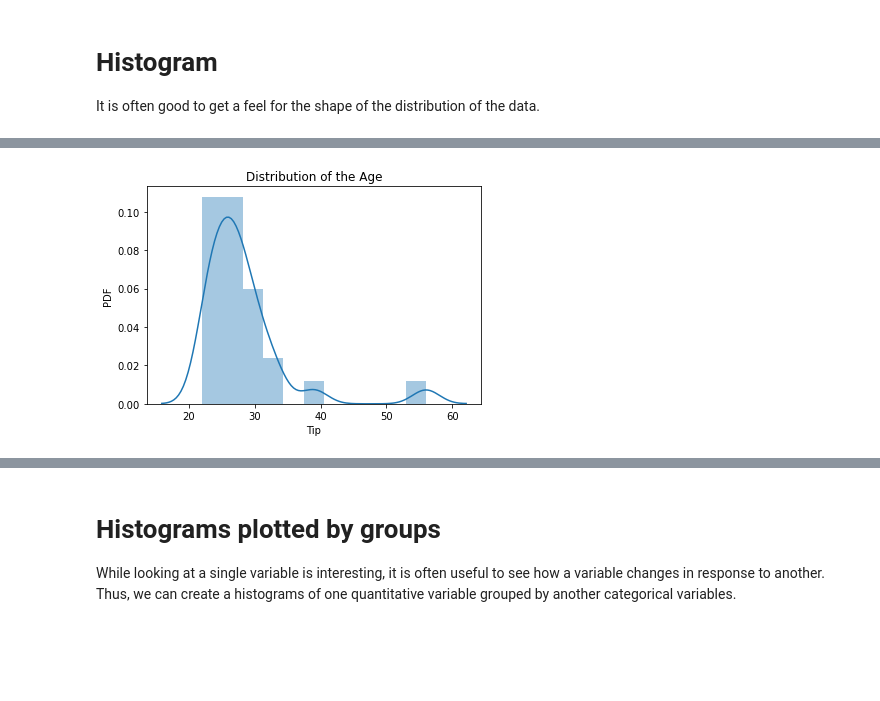
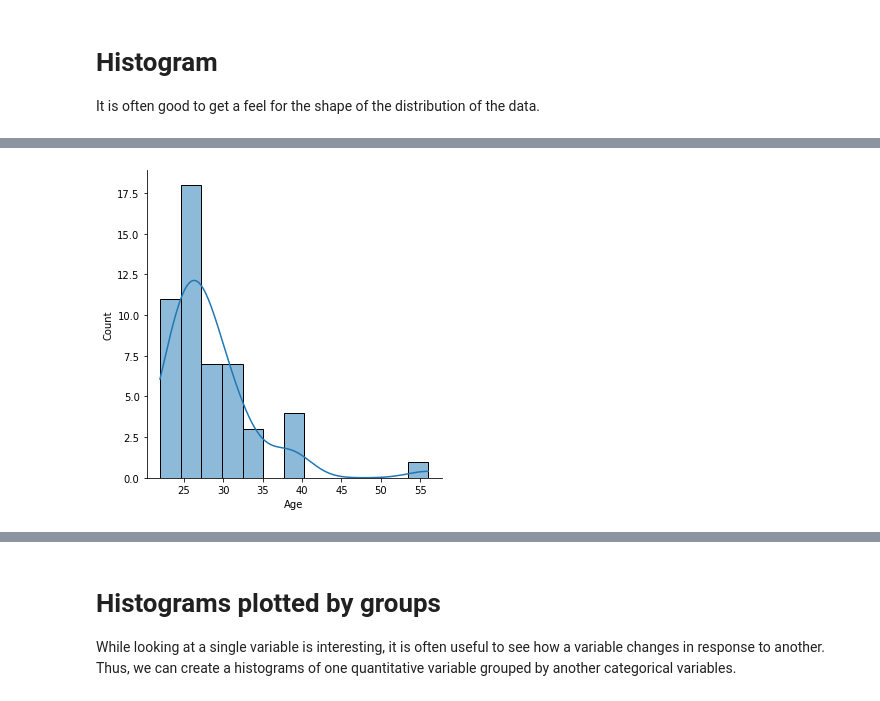
Before and after one commit to javiermao/MachineLearningWithPython, a Jupyter notebook: A3_DataVisualization_Cartwheel.ipynb, the cells around one changed output, grey strips where cells are left out. Drawn from its saved outputs; the diff is of its cells as text; code cells hidden in the pictures; blank space fills up the shorter version.

Commit message:
NewDataGenerationNotebook

```diff
--- a/A3_DataVisualization_Cartwheel.ipynb
+++ b/A3_DataVisualization_Cartwheel.ipynb
@@ -20,3 +20,24 @@ import seaborn as sns               # For advanced plotting
 import matplotlib.pyplot as plt     # For showing plots
 # %% [markdown]
 # Importing data
+# %%
+# Define where you are running the code: colab or local
+RunInColab          = True     # (False: no  | True: yes)
+
+# If running in colab:
+if RunInColab:
+    # Mount your google drive in google colab
+    from google.colab import drive
+    drive.mount('/content/drive')
+
+    # Find location
+    #!pwd
+    #!ls
+    #!ls "/content/drive/My Drive/Colab Notebooks/MachineLearningWithPython/"
+
+    # Define path del proyecto
+    Ruta            = "/content/drive/My Drive/Colab Notebooks/MachineLearningWithPython/"
+
+else:
+    # Define path del proyecto
+    Ruta            = ""
@@ -23,6 +46,6 @@ import matplotlib.pyplot as plt     # For showing plots
 # %%
 # url string that hosts our .csv file
-url = "datasets/cartwheel/cartwheel.csv"
+url = Ruta + "datasets/cartwheel/cartwheel.csv"
 
 # Read the .csv file and store it as a pandas Data Frame
 df = pd.read_csv(url)
@@ -91,12 +123,12 @@ plt.show()
 # %%
 # Plot distribution of the tips only
-dfhist = sns.distplot(df["Age"], kde = True)#.set_title("Distribution of the Age")
-dfhist.set_ylabel("PDF")
-dfhist.set_xlabel("Tip")
-dfhist.set_title("Distribution of the Age")
+dfhist = sns.displot(df["Age"], kde = True)#.set_title("Distribution of the Age")
+#dfhist.set_ylabel("PDF")
+#dfhist.set_xlabel("Tip")
+#dfhist.set_title("Distribution of the Age")
 
 plt.show()
 # %% [output]
-[figure, old version]
+[figure, new version]
 # %%
 # Plot histogram of both the Age and the Wingspan
```
Also changed, not shown: parts of 18 cells of this notebook, 12 other files.
